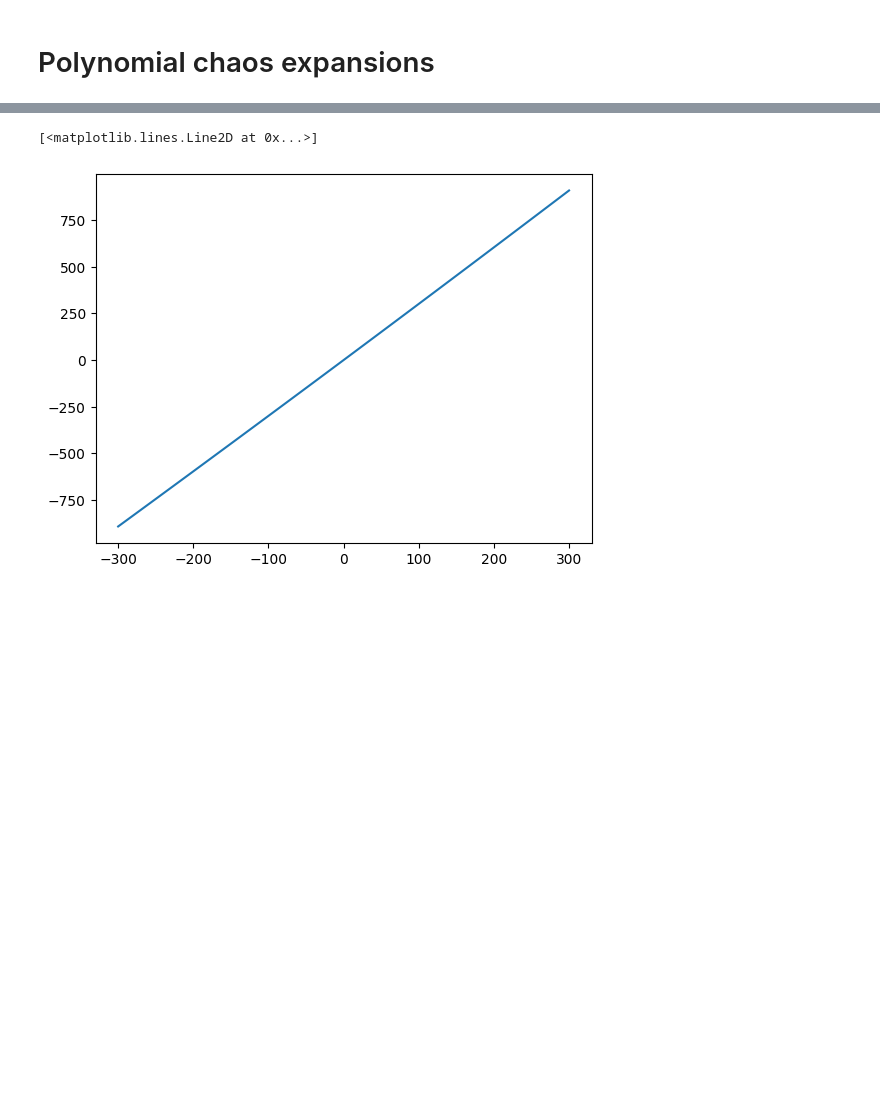
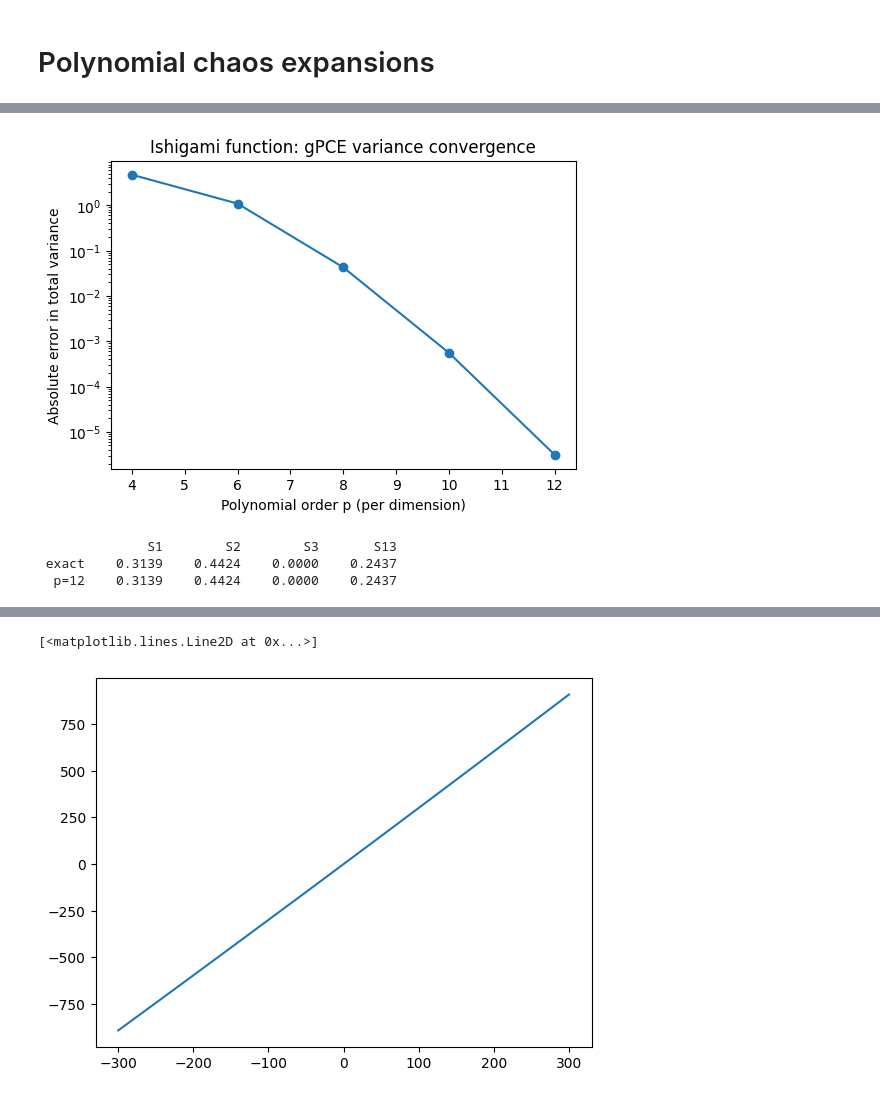
Before and after one commit to PineTreeLabs/archimedes, a Jupyter notebook: docs/source/tutorials/approximation/pce.ipynb, the cells around one changed output, grey strips where cells are left out. Drawn from its saved outputs; the diff is of its cells as text; code cells hidden in the pictures; blank space fills up the shorter version.

```diff
--- a/docs/source/tutorials/approximation/pce.ipynb
+++ b/docs/source/tutorials/approximation/pce.ipynb
@@ -7,0 +195,23 @@ import archimedes as arc
+# %%
+from archimedes.experimental.approximation import FunctionSpace
+
+a = 7.0
+b = 0.1
+
+
+@arc.compile
+def f_ishigami(x):
+    x1, x2, x3 = x.T
+    return np.sin(x1) + a * np.sin(x2) ** 2 + b * x3**4 * np.sin(x1)
+
+
+pi = np.pi
+D = a**2 / 8 + b * pi**4 / 5 + b**2 * pi**8 / 18 + 0.5
+D1 = b * pi**4 / 5 + b**2 * pi**8 / 50 + 0.5
+D2 = a**2 / 8
+D3 = 0.0
+D13 = 8 * b**2 * pi**8 / 225
+
+S1, S2, S3, S13 = D1 / D, D2 / D, D3 / D, D13 / D
+print(f"Exact total variance: {D:.6f}")
+print(f"Exact Sobol' indices: S1={S1:.4f}  S2={S2:.4f}  S3={S3:.4f}  S13={S13:.4f}")
@@ -7,0 +262,19 @@ import archimedes as arc
+# %%
+fig, ax = plt.subplots(1, 1, figsize=(6, 4))
+ax.semilogy(orders, var_err, "o-")
+ax.set_xlabel("Polynomial order p (per dimension)")
+ax.set_ylabel("Absolute error in total variance")
+ax.set_title("Ishigami function: gPCE variance convergence")
+plt.show()
+
+print(f"{'':>6}{'S1':>10}{'S2':>10}{'S3':>10}{'S13':>10}")
+print(f"{'exact':>6}{S1:>10.4f}{S2:>10.4f}{S3:>10.4f}{S13:>10.4f}")
+print(
+    f"{'p=' + str(orders[-1]):>6}{sobol_est[-1, 0]:>10.4f}{sobol_est[-1, 1]:>10.4f}"
+    f"{sobol_est[-1, 2]:>10.4f}{sobol_est[-1, 3]:>10.4f}"
+)
+# %% [output]
+[figure, added]
+              S1        S2        S3       S13
+ exact    0.3139    0.4424    0.0000    0.2437
+  p=12    0.3139    0.4424    0.0000    0.2437
```
Also changed, not shown: parts of 27 cells of this notebook.
